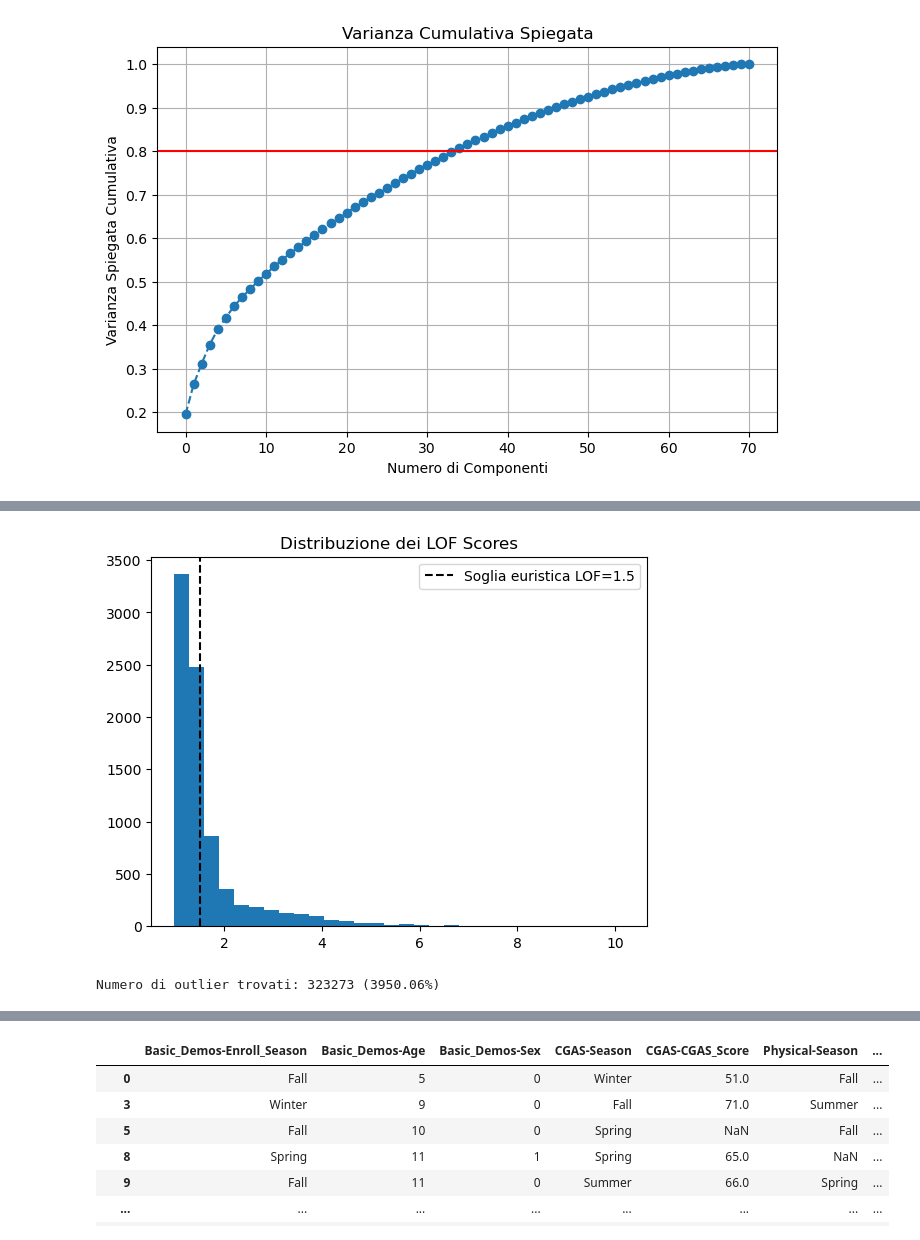
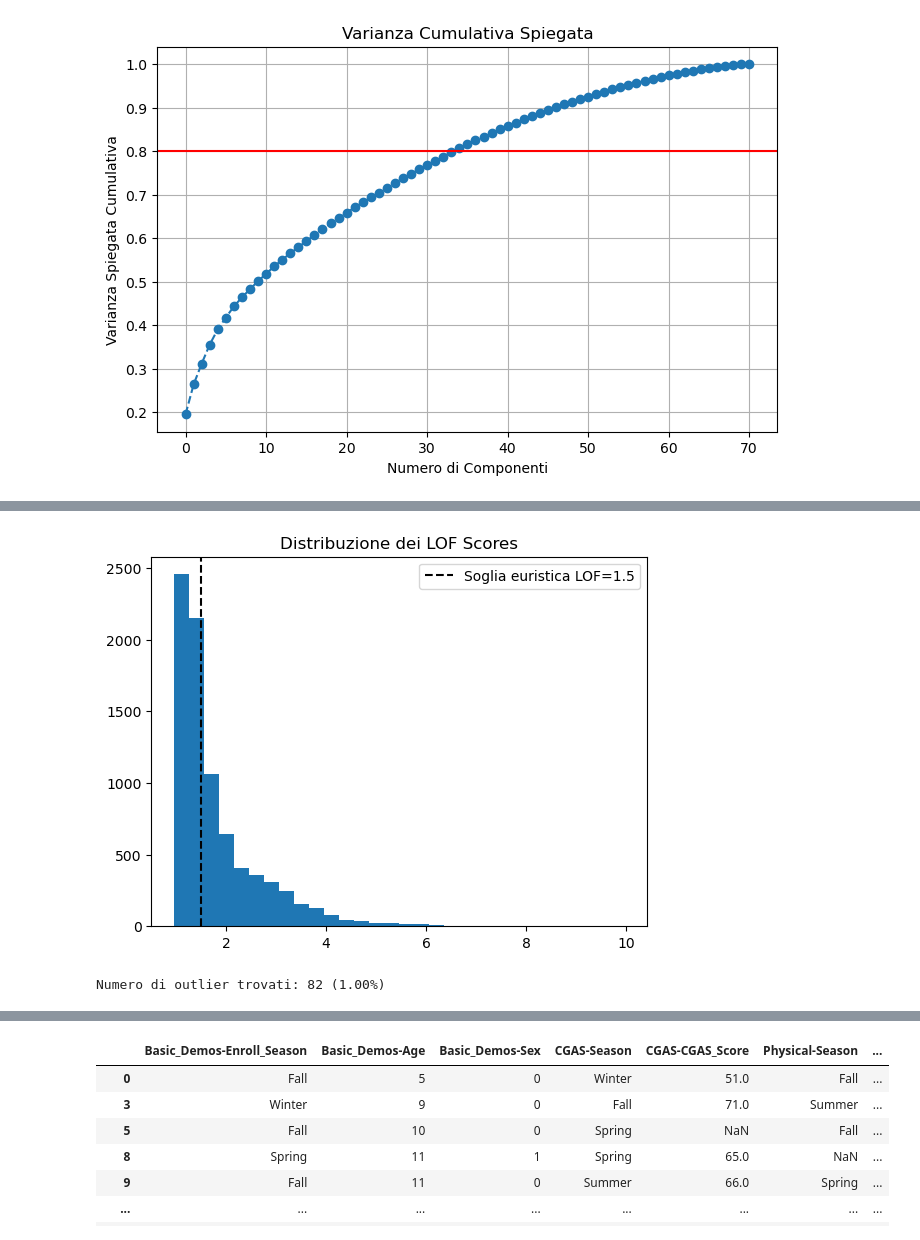
Before and after one commit to alessialaconca/Data_Mining_2_Child_Mind_Institute, a Jupyter notebook: ale/outliers_nopca.ipynb, the cells around one changed output, grey strips where cells are left out. Cells and saved outputs as stored; diff of their text form; code cells hidden in the pictures.

```diff
--- a/ale/outliers_nopca.ipynb
+++ b/ale/outliers_nopca.ipynb
@@ -240,35 +198,35 @@ from sklearn.neighbors import LocalOutlierFactor
 
 '''PRESO DA SKLEARN: By default, LocalOutlierFactor is only meant to be used for outlier detection (
 novelty=False). Set novelty to True if you want to use LocalOutlierFactor for
 novelty detection. In this case be aware that you should only use predict,
 decision_function and score_samples on new unseen data and not on the training
 set; and note that the results obtained this way may differ from the standard LOF
 results'''
+
 # Parametri: n_neighbors solitamente > 10-20 per avere una stima stabile della densità
-lof = LocalOutlierFactor(n_neighbors=20, contamination=0.01, novelty=False)
+lof = LocalOutlierFactor(n_neighbors=76, contamination=0.01, novelty=False)
 
-# Con novelty=False si usa fit_predict
 y_pred_lof = lof.fit_predict(X_standard)
 
 # Gli score sono negativi (più sono bassi, più è outlier)
 # Li invertiamo per averli positivi (LOF > 1 indica potenziale outlier)
 lof_scores = -lof.negative_outlier_factor_
 
 # Identifichiamo gli indici degli outlier (y_pred == -1)
 
 outliers_lof_idx = np.where(y_pred_lof == -1)
 
 plt.hist(lof_scores, bins=30)
 #non si capisce bene come vada scelto il limite
 plt.axvline(x=1.5, color='black', linestyle='--', label='Soglia euristica LOF=1.5')
 #plt.hist(clf.negative_outlier_factor_, bins=20)
 #plt.axvline(np.min(clf.negative_outlier_factor_[np.where(outliers==1)]), c='k')# Tipico valore soglia
 plt.title("Distribuzione dei LOF Scores")
 plt.legend()
 plt.show()
 
-n_outliers_lof = np.sum(outliers_lof_idx)
+n_outliers_lof = np.count_nonzero(outliers_lof_idx)
 print(f"Numero di outlier trovati: {int(n_outliers_lof)} ({n_outliers_lof/len(df_unito)*100:.2f}%)")
 # %% [output]
-[figure, old version]
+[figure, new version]
-Numero di outlier trovati: 323273 (3950.06%)
+Numero di outlier trovati: 82 (1.00%)
```
Also changed, not shown: parts of 6 cells of this notebook, 1 other file.
